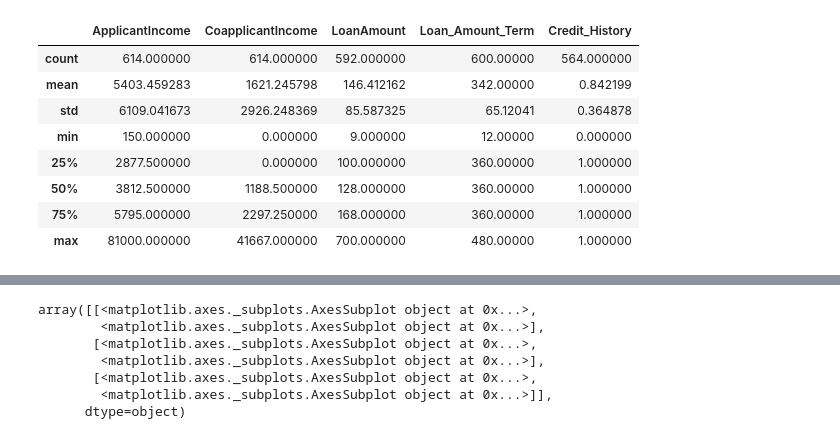
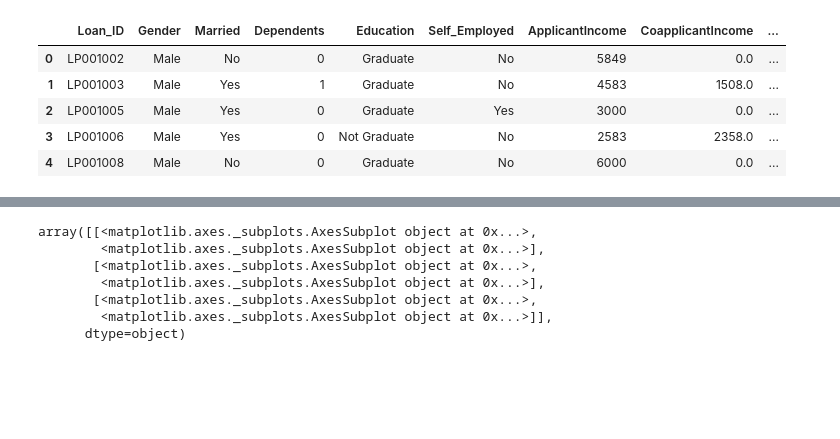
Before and after one commit to walecole/Loan-Prediction, a Jupyter notebook: LoanPrediction.ipynb, the cells around one changed output, grey strips where cells are left out. Drawn from its saved outputs; the diff is of its cells as text; code cells hidden in the pictures; blank space fills up the shorter version.

```diff
--- a/LoanPrediction.ipynb
+++ b/LoanPrediction.ipynb
@@ -7,17 +7,14 @@ import numpy as np
 train_df = pd.read_csv('train_loan.csv')
 test_df = pd.read_csv('test_loan.csv')
 # %%
-train_df.describe()
+train_df.head()
 # %% [output]
-|  | ApplicantIncome | CoapplicantIncome | LoanAmount | Loan_Amount_Term | Credit_History |
-| count | 614.000000 | 614.000000 | 592.000000 | 600.00000 | 564.000000 |
-| mean | 5403.459283 | 1621.245798 | 146.412162 | 342.00000 | 0.842199 |
-| std | 6109.041673 | 2926.248369 | 85.587325 | 65.12041 | 0.364878 |
-| min | 150.000000 | 0.000000 | 9.000000 | 12.00000 | 0.000000 |
-| 25% | 2877.500000 | 0.000000 | 100.000000 | 360.00000 | 1.000000 |
-| 50% | 3812.500000 | 1188.500000 | 128.000000 | 360.00000 | 1.000000 |
-| 75% | 5795.000000 | 2297.250000 | 168.000000 | 360.00000 | 1.000000 |
-| max | 81000.000000 | 41667.000000 | 700.000000 | 480.00000 | 1.000000 |
+|  | Loan_ID | Gender | Married | Dependents | Education | Self_Employed | ApplicantIncome | CoapplicantIncome | ... |
+| 0 | LP001002 | Male | No | 0 | Graduate | No | 5849 | 0.0 | ... |
+| 1 | LP001003 | Male | Yes | 1 | Graduate | No | 4583 | 1508.0 | ... |
+| 2 | LP001005 | Male | Yes | 0 | Graduate | Yes | 3000 | 0.0 | ... |
+| 3 | LP001006 | Male | Yes | 0 | Not Graduate | No | 2583 | 2358.0 | ... |
+| 4 | LP001008 | Male | No | 0 | Graduate | No | 6000 | 0.0 | ... |
 # %%
 test_df.describe(include='all')
 # %% [output]
```
Also changed, not shown: parts of 6 cells of this notebook.
